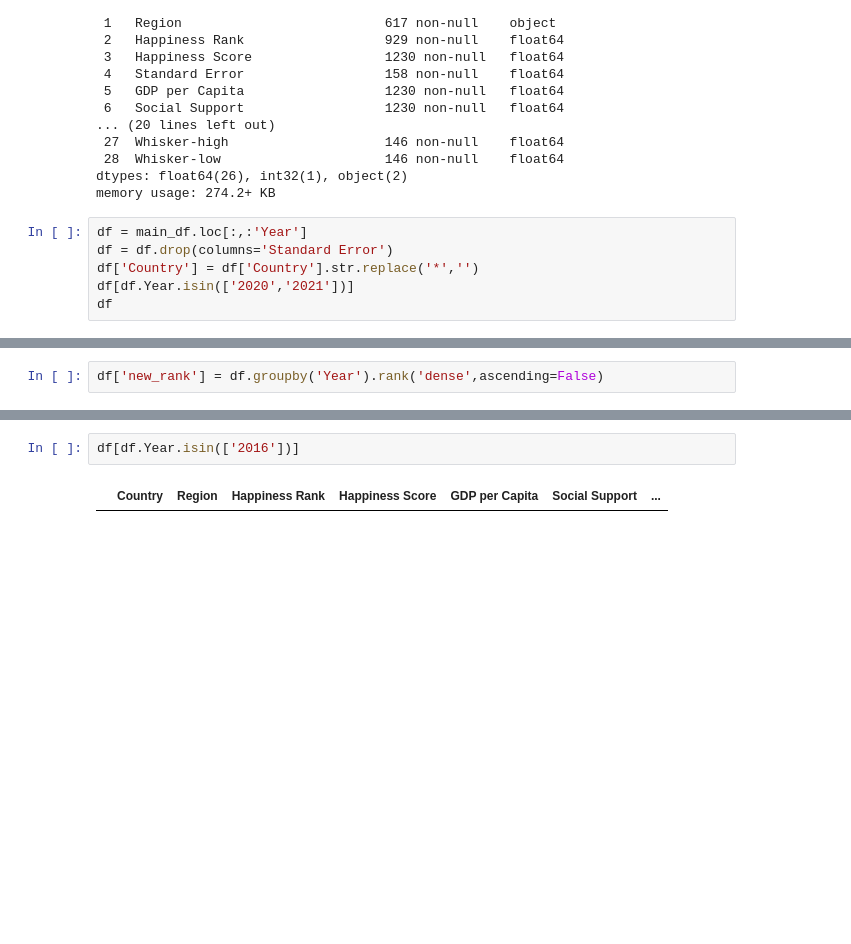
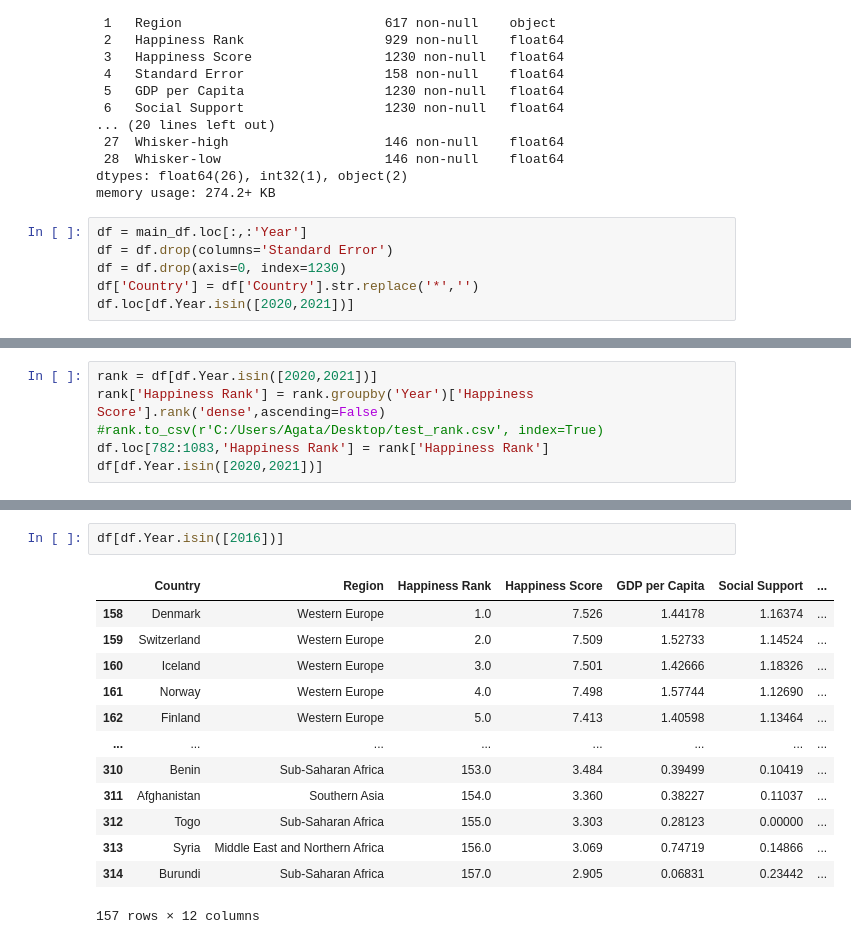
Before and after one commit to ags-de/Happiness-Report, a Jupyter notebook: Data Cleaning.ipynb, the cells around one changed output, grey strips where cells are left out. Cells and saved outputs as stored; diff of their text form; blank space fills up the shorter version.

Commit message:
corrected rank issue, deleted dummy row

```diff
--- a/Data Cleaning.ipynb
+++ b/Data Cleaning.ipynb
@@ -231,8 +231,8 @@ memory usage: 274.2+ KB
 # %%
 df = main_df.loc[:,:'Year']
 df = df.drop(columns='Standard Error')
+df = df.drop(axis=0, index=1230)
 df['Country'] = df['Country'].str.replace('*','')
-df[df.Year.isin(['2020','2021'])]
-df
+df.loc[df.Year.isin([2020,2021])]
 # %% [output]
 |  | Country | Region | Happiness Rank | Happiness Score | GDP per Capita | Social Support | ... |
@@ -251,2 +250,0 @@ df
-# %%
-df['new_rank'] = df.groupby('Year').rank('dense',ascending=False)
@@ -254,0 +251,6 @@ KeyError: 'Year'
+# %%
+rank = df[df.Year.isin([2020,2021])]
+rank['Happiness Rank'] = rank.groupby('Year')['Happiness Score'].rank('dense',ascending=False)
+#rank.to_csv(r'C:/Users/Agata/Desktop/test_rank.csv', index=True)
+df.loc[782:1083,'Happiness Rank'] = rank['Happiness Rank']
+df[df.Year.isin([2020,2021])]
@@ -255,7 +276,19 @@ KeyError: 'Year'
 # %%
-df[df.Year.isin(['2016'])]
+df[df.Year.isin([2016])]
 # %% [output]
 |  | Country | Region | Happiness Rank | Happiness Score | GDP per Capita | Social Support | ... |
+| 158 | Denmark | Western Europe | 1.0 | 7.526 | 1.44178 | 1.16374 | ... |
+| 159 | Switzerland | Western Europe | 2.0 | 7.509 | 1.52733 | 1.14524 | ... |
+| 160 | Iceland | Western Europe | 3.0 | 7.501 | 1.42666 | 1.18326 | ... |
+| 161 | Norway | Western Europe | 4.0 | 7.498 | 1.57744 | 1.12690 | ... |
+| 162 | Finland | Western Europe | 5.0 | 7.413 | 1.40598 | 1.13464 | ... |
+| ... | ... | ... | ... | ... | ... | ... | ... |
+| 310 | Benin | Sub-Saharan Africa | 153.0 | 3.484 | 0.39499 | 0.10419 | ... |
+| 311 | Afghanistan | Southern Asia | 154.0 | 3.360 | 0.38227 | 0.11037 | ... |
+| 312 | Togo | Sub-Saharan Africa | 155.0 | 3.303 | 0.28123 | 0.00000 | ... |
+| 313 | Syria | Middle East and Northern Africa | 156.0 | 3.069 | 0.74719 | 0.14866 | ... |
+| 314 | Burundi | Sub-Saharan Africa | 157.0 | 2.905 | 0.06831 | 0.23442 | ... |
+157 rows × 12 columns
 # %%
 c = df.loc[158:314].Country.tolist()
 r = df.loc[158:314].Region.tolist()
```
Also changed, not shown: parts of 8 cells of this notebook, 2 other files.
